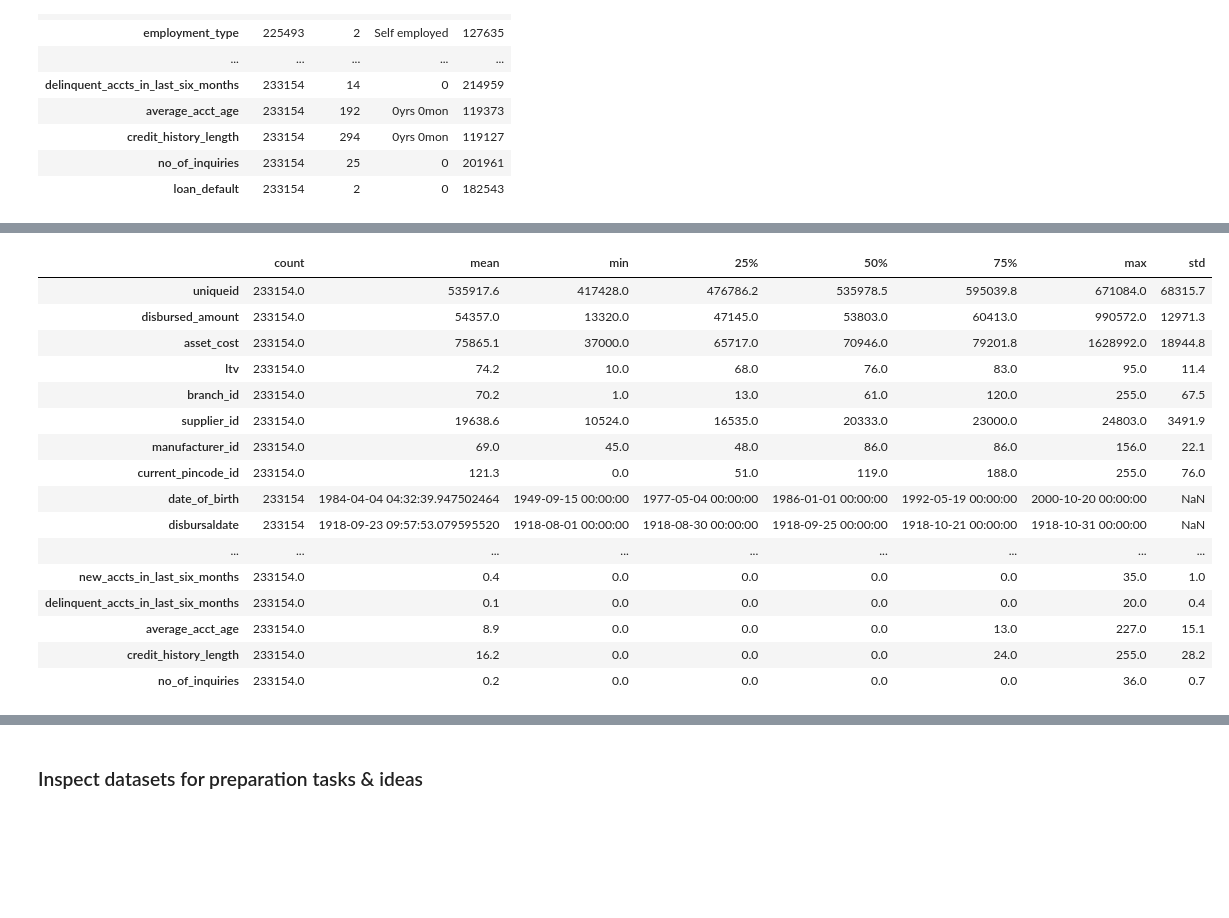
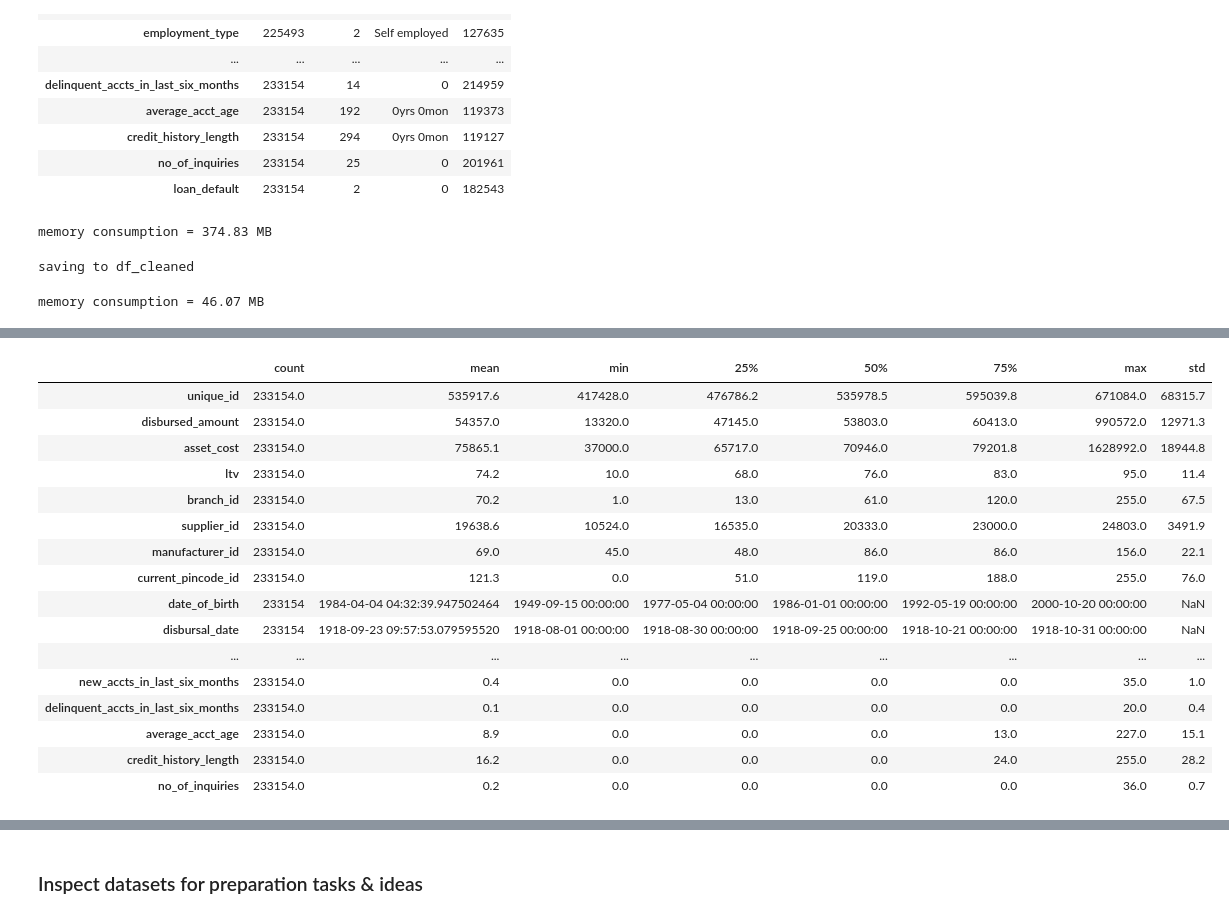
Before and after one commit to julrichkieffer/portfolio-data-science, a Jupyter notebook: 04 vehicle loan default/notebook.ipynb, the cells around one changed output, grey strips where cells are left out. Saved outputs shown, nothing was run; the diff lists cells and outputs as text; code cells hidden in the pictures; blank space fills up the shorter version.

Commit message:
WIP cleaning raw data

```diff
--- a/04 vehicle loan default/notebook.ipynb
+++ b/04 vehicle loan default/notebook.ipynb
@@ -330,3 +318,15 @@ def memory_consumption_of(df: pd.DataFrame, save_as: Optional[str] = None, compa
+# %%
+def memory_consumption_of(df: pd.DataFrame, preamble: str = 'memory consumption = ', postamble: str = ' MB') -> pd.DataFrame:
+    return print(f'{ preamble }{ round( df.memory_usage(deep=True).sum() / 1024 / 1024, 2) }{ postamble }') or df
+
+def shape_of(df: pd.DataFrame, preamble: str = 'shape = ', postamble: str = '') -> pd.DataFrame:
+    return print(f'{ preamble }{ df.shape }{ postamble }') or df
+
+def save_to(df: pd.DataFrame, global_var: str = 'df') -> pd.DataFrame:
+    key = global_var or 'df'
+    print(f'saving to { key }')
+    globals()[key] = df
+    return df
 # %% [markdown]
 ## Data Preparation
 # %% [markdown]
@@ -432,13 +432,10 @@ YearsWithCurrManager
 ### Load Data
 # %%
 def clean_from_raw(df: pd.DataFrame) -> pd.DataFrame:
-    return print('clean_from_raw') or (
-        df
-    )
+    return print('clean_from_raw') or df
 # %% [markdown]
 #### Load raw .arff data into a DataFrame
 # %%
-
 %%time
 # from scipy.io import arff   # FAILED as "NotImplementedError: String attributes not supported yet"
 import arff
@@ -453,12 +450,13 @@ print(f"{columns = }")
 
 df_raw = (
     pd.DataFrame(np.array(raw['data']), columns=columns)
+    .pipe(shape_of)
     .pipe(memory_consumption_of)
     .pipe(clean_from_raw)
+    .pipe(shape_of)
     .pipe(memory_consumption_of)
 )
 
-
 del arff, raw, columns
 # %% [output]
 dict_keys(['description', 'relation', 'attributes', 'data'])
@@ -658,6 +622,8 @@ dtype: object
 | no_of_inquiries | 233154 | 25 | 0 | 201961 |
 | loan_default | 233154 | 2 | 0 | 182543 |
 # %%
+%%time
+
 def fix_raw_date(series: pd.Series) -> pd.Series:
     """Converts the raw dataset's date values into a Numpy Series of dates"""
 
@@ -694,15 +660,27 @@ def fix_raw_timedelta(series: pd.Series) -> pd.Series:
     return _df.yrs * 12 + _df.months
 
 (df_raw
+    .pipe(memory_consumption_of)
+    .rename(columns={
+        "uniqueid"              : "unique_id",
+        "disbursaldate"         : "disbursal_date",
+    })
     .assign(
         date_of_birth           = lambda _: fix_raw_date(_.date_of_birth),
-        disbursaldate           = lambda _: fix_raw_date(_.disbursaldate),
+        employment_type         = lambda _: _.employment_type.str.lower(),
+        disbursal_date          = lambda _: fix_raw_date(_.disbursal_date),
+        mobileno_avl_flag       = lambda _: _.mobileno_avl_flag == 1,
+        aadhar_flag             = lambda _: _.aadhar_flag == 1,
+        pan_flag                = lambda _: _.pan_flag == 1,
+        voterid_flag            = lambda _: _.voterid_flag == 1,
+        driving_flag            = lambda _: _.driving_flag == 1,
+        passport_flag           = lambda _: _.passport_flag == 1,
         average_acct_age        = lambda _: fix_raw_timedelta(_.average_acct_age),
         credit_history_length   = lambda _: fix_raw_timedelta(_.credit_history_length),
-        # loan_default            = lambda _:
+        loan_default            = lambda _: np.where(_.loan_default == '1', 'yes', 'no'),
     )
     .astype({
-        "uniqueid"              : np.uint32,
+        "unique_id"             : np.uint32,
         "disbursed_amount"      : np.float32,
         "asset_cost"            : np.float32,
         "ltv"                   : np.uint8,
@@ -712,31 +690,31 @@ def fix_raw_timedelta(series: pd.Series) -> pd.Series:
         "current_pincode_id"    : np.uint8,
         # "date_of_birth"
         "employment_type"       : 'category',   # TODO has 7661 missing values  -> sparce w/ onerror=ignore
-        # "disbursaldate"
+        # "disbursal_date"
         "state_id"              : np.uint8,
         "employee_code_id"      : np.uint16,
-        "mobileno_avl_flag"     : np.uint8,     # TODO parse into bool
-        "aadhar_flag"           : np.uint8,     # TODO parse into bool
-        "pan_flag"              : np.uint8,     # TODO parse into bool
-        "voterid_flag"          : np.uint8,     # TODO parse into bool
-        "driving_flag"          : np.uint8,     # TODO parse into bool
-        "passport_flag"         : np.uint8,     # TODO parse into bool
+        # "mobileno_avl_flag"     : np.uint8,     # TODO parse into bool
+        # "aadhar_flag"           : np.uint8,     # TODO parse into bool
+        # "pan_flag"              : np.uint8,     # TODO parse into bool
+        # "voterid_flag"          : np.uint8,     # TODO parse into bool
+        # "driving_flag"          : np.uint8,     # TODO parse into bool
+        # "passport_flag"         : np.uint8,     # TODO parse into bool
         "perform_cns_score"     : np.uint16,
-        # "perform_cns_score_description"       # TODO parse into categorical
+        # "perform_cns_score_description"         # TODO parse into categorical
         "pri_no_of_accts"       : np.uint16,
         "pri_active_accts"      : np.uint16,
         "pri_overdue_accts"     : np.uint16,
         "pri_current_balance"   : np.float64,
-        # "pri_sanctioned_amount" : np.float64,
-        # "pri_disbursed_amount"  : np.float64,
+        "pri_sanctioned_amount" : np.float64,
+        "pri_disbursed_amount"  : np.float64,
         "sec_no_of_accts"       : np.uint16,
         "sec_active_accts"      : np.uint16,
         "sec_overdue_accts"     : np.uint16,
-        "sec_current_balance"   : np.float32,
-        "sec_sanctioned_amount" : np.float32,
-        "sec_disbursed_amount"  : np.float32,
-        "primary_instal_amt"    : np.float32,
-        "sec_instal_amt"        : np.float32,
+        "sec_current_balance"   : np.float64,
+        "sec_sanctioned_amount" : np.float64,
+        "sec_disbursed_amount"  : np.float64,
+        "primary_instal_amt"    : np.float64,
+        "sec_instal_amt"        : np.float64,
         "new_accts_in_last_six_months"          : np.uint8,
         "delinquent_accts_in_last_six_months"   : np.uint8,
         # "average_acct_age"
@@ -746,6 +724,11 @@ def fix_raw_timedelta(series: pd.Series) -> pd.Series:
         # **{ col: 'category' for col in ['employment_type', 'loan_default'] }
 
     })
+    .pipe(save_to, "df_cleaned")
+    .pipe(memory_consumption_of)
 ) \
 .describe().round(1).T
 # %% [output]
+memory consumption = 374.83 MB
+saving to df_cleaned
+memory consumption = 46.07 MB
@@ -752,6 +737,6 @@ def fix_raw_timedelta(series: pd.Series) -> pd.Series:
 [interactive output not drawn]
 |  | count | mean | min | 25% | 50% | 75% | max | std |
-| uniqueid | 233154.0 | 535917.6 | 417428.0 | 476786.2 | 535978.5 | 595039.8 | 671084.0 | 68315.7 |
+| unique_id | 233154.0 | 535917.6 | 417428.0 | 476786.2 | 535978.5 | 595039.8 | 671084.0 | 68315.7 |
 | disbursed_amount | 233154.0 | 54357.0 | 13320.0 | 47145.0 | 53803.0 | 60413.0 | 990572.0 | 12971.3 |
 | asset_cost | 233154.0 | 75865.1 | 37000.0 | 65717.0 | 70946.0 | 79201.8 | 1628992.0 | 18944.8 |
 | ltv | 233154.0 | 74.2 | 10.0 | 68.0 | 76.0 | 83.0 | 95.0 | 11.4 |
@@ -760,7 +745,7 @@ def fix_raw_timedelta(series: pd.Series) -> pd.Series:
 | manufacturer_id | 233154.0 | 69.0 | 45.0 | 48.0 | 86.0 | 86.0 | 156.0 | 22.1 |
 | current_pincode_id | 233154.0 | 121.3 | 0.0 | 51.0 | 119.0 | 188.0 | 255.0 | 76.0 |
 | date_of_birth | 233154 | 1984-04-04 04:32:39.947502464 | 1949-09-15 00:00:00 | 1977-05-04 00:00:00 | 1986-01-01 00:00:00 | 1992-05-19 00:00:00 | 2000-10-20 00:00:00 | NaN |
-| disbursaldate | 233154 | 1918-09-23 09:57:53.079595520 | 1918-08-01 00:00:00 | 1918-08-30 00:00:00 | 1918-09-25 00:00:00 | 1918-10-21 00:00:00 | 1918-10-31 00:00:00 | NaN |
+| disbursal_date | 233154 | 1918-09-23 09:57:53.079595520 | 1918-08-01 00:00:00 | 1918-08-30 00:00:00 | 1918-09-25 00:00:00 | 1918-10-21 00:00:00 | 1918-10-31 00:00:00 | NaN |
 | ... | ... | ... | ... | ... | ... | ... | ... | ... |
 | new_accts_in_last_six_months | 233154.0 | 0.4 | 0.0 | 0.0 | 0.0 | 0.0 | 35.0 | 1.0 |
 | delinquent_accts_in_last_six_months | 233154.0 | 0.1 | 0.0 | 0.0 | 0.0 | 0.0 | 20.0 | 0.4 |
```
Also changed, not shown: parts of 11 cells of this notebook.
